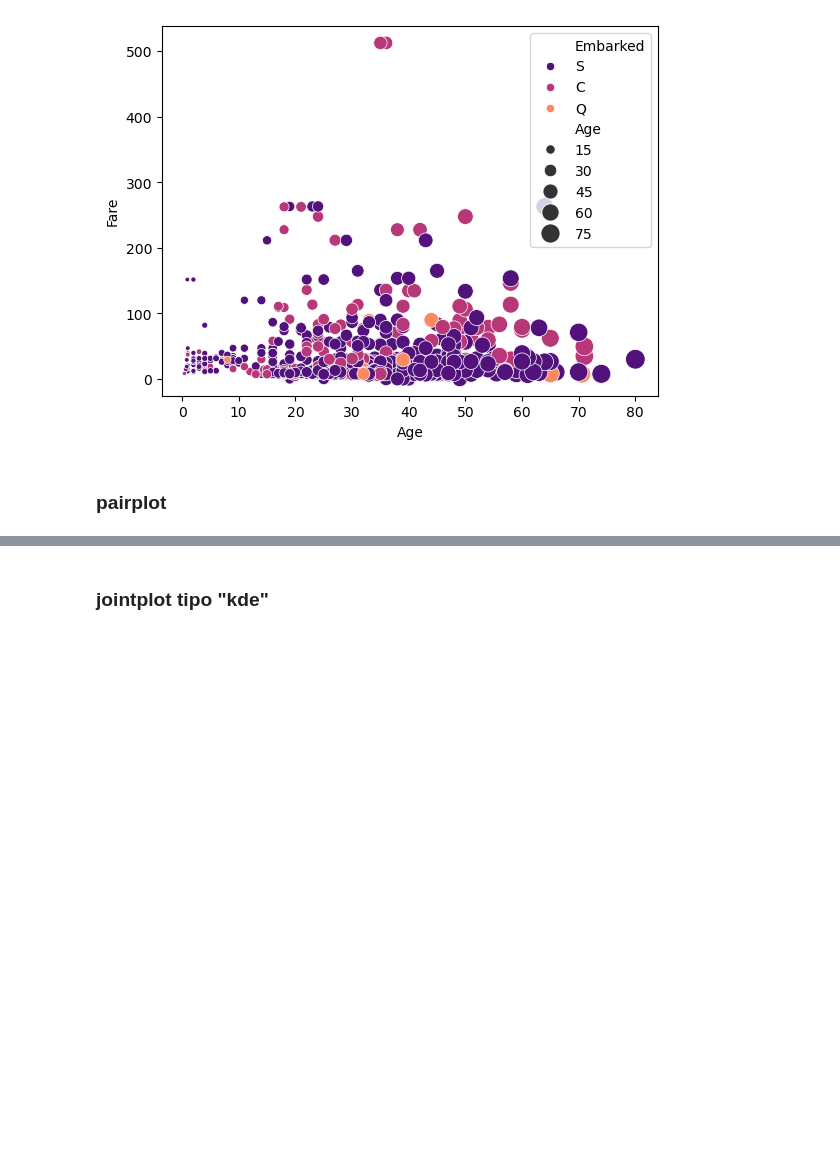
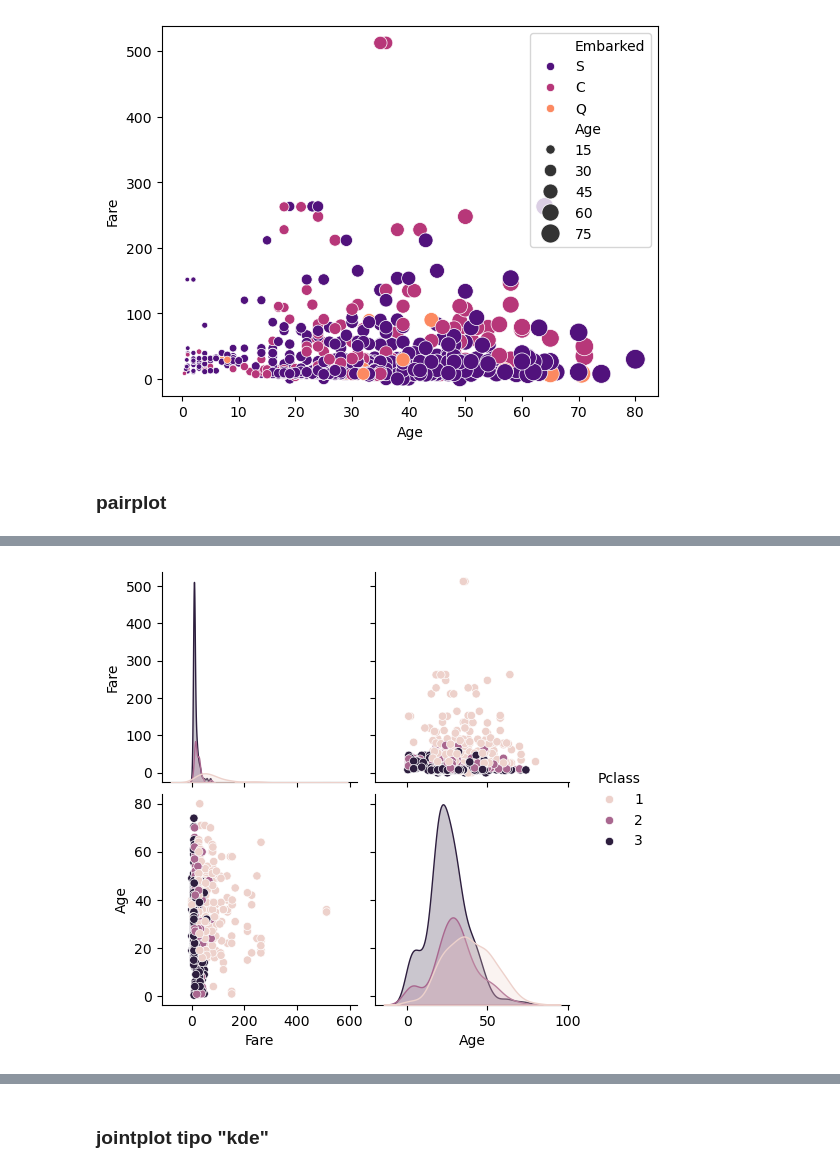
Before and after one commit to gabrielrstan/Data_Science_e_Machine_Learning_com_Estat-stica_e_Python, a Jupyter notebook: 05 - Visualizacao de Dados/Visualização de Dados - Vazio.ipynb, the cells around one changed output, grey strips where cells are left out. Cells and saved outputs as stored; diff of their text form; code cells hidden in the pictures; blank space fills up the shorter version.

```diff
--- a/05 - Visualizacao de Dados/Visualização de Dados - Vazio.ipynb
+++ b/05 - Visualizacao de Dados/Visualização de Dados - Vazio.ipynb
@@ -367,0 +373,5 @@ plt.show
+# %%
+sns.pairplot(data[['Fare', 'Age', 'Pclass']], hue='Pclass')
+plt.show()
+# %% [output]
+[figure, added]
```
Also changed, not shown: parts of 35 cells of this notebook.
